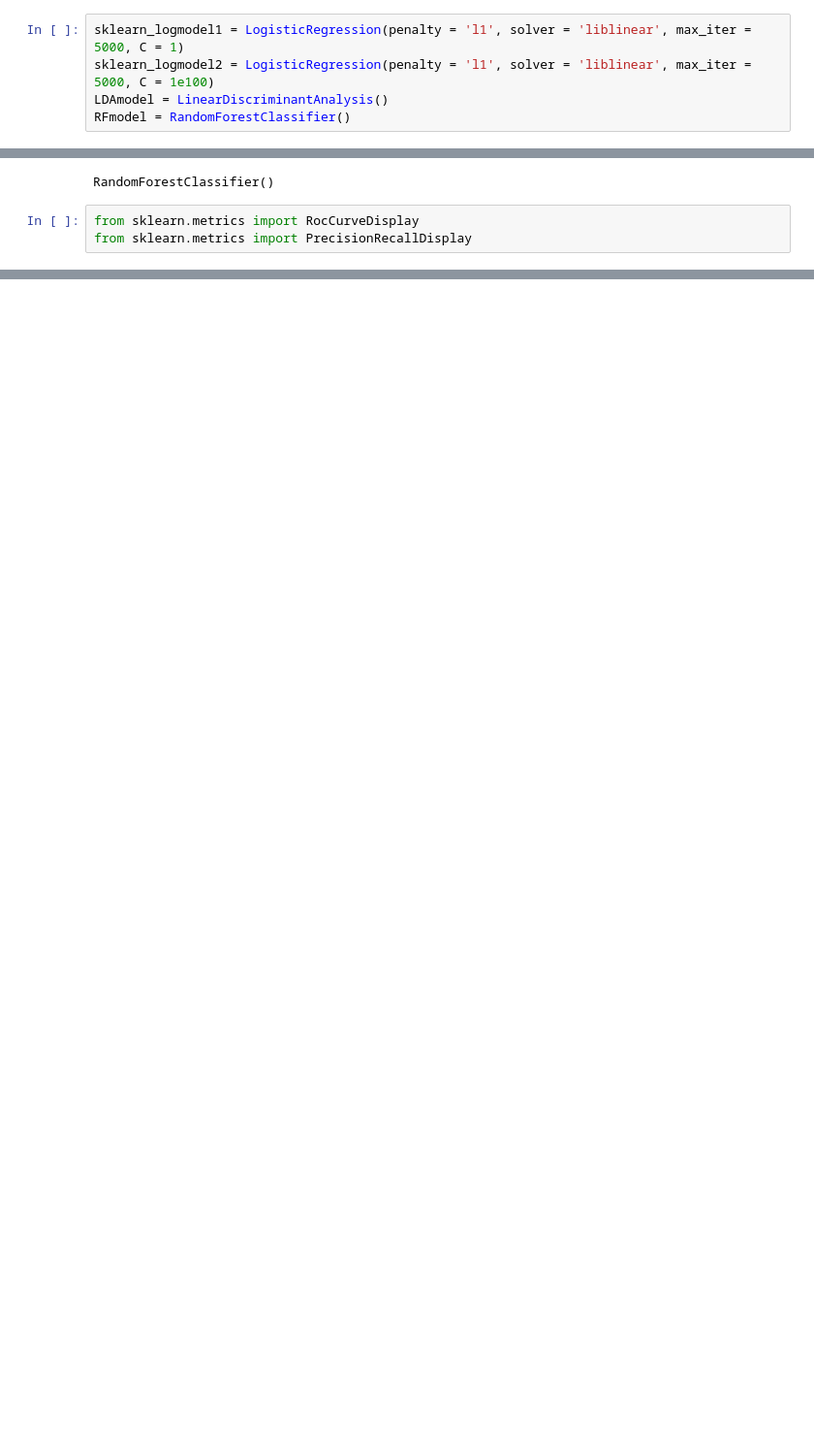
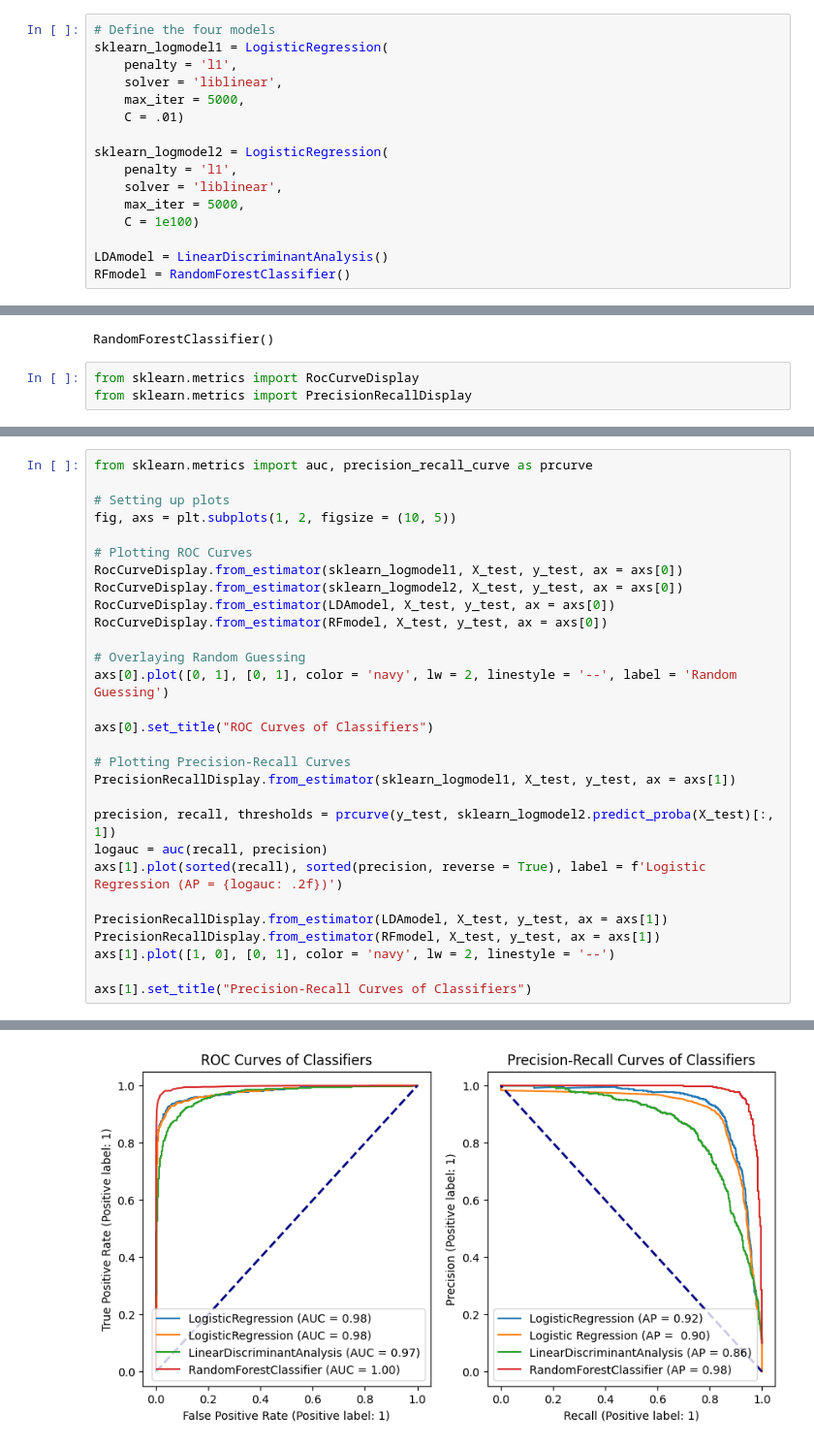
Before and after one commit to nick-carroll1/ids705, a Jupyter notebook: assignments/Assignment_3.ipynb, the cells around one changed output, grey strips where cells are left out. Shown at 97% size. Drawn from its saved outputs; the diff is of its cells as text; blank space fills up the shorter version.

```diff
--- a/assignments/Assignment_3.ipynb
+++ b/assignments/Assignment_3.ipynb
@@ -767,8 +889,19 @@ for eachPlot in plots:
 from sklearn.discriminant_analysis import LinearDiscriminantAnalysis
 from sklearn.ensemble import RandomForestClassifier
 # %%
-sklearn_logmodel1 = LogisticRegression(penalty = 'l1', solver = 'liblinear', max_iter = 5000, C = 1)
-sklearn_logmodel2 = LogisticRegression(penalty = 'l1', solver = 'liblinear', max_iter = 5000, C = 1e100)
+# Define the four models
+sklearn_logmodel1 = LogisticRegression(
+    penalty = 'l1',
+    solver = 'liblinear',
+    max_iter = 5000,
+    C = .01)
+
+sklearn_logmodel2 = LogisticRegression(
+    penalty = 'l1',
+    solver = 'liblinear',
+    max_iter = 5000,
+    C = 1e100)
+
 LDAmodel = LinearDiscriminantAnalysis()
 RFmodel = RandomForestClassifier()
 # %%
@@ -802,0 +920,30 @@ PrecisionRecallDisplay.from_estimator(RFmodel, X_test, y_test)
+# %%
+from sklearn.metrics import auc, precision_recall_curve as prcurve
+
+# Setting up plots
+fig, axs = plt.subplots(1, 2, figsize = (10, 5))
+
+# Plotting ROC Curves
+RocCurveDisplay.from_estimator(sklearn_logmodel1, X_test, y_test, ax = axs[0])
+RocCurveDisplay.from_estimator(sklearn_logmodel2, X_test, y_test, ax = axs[0])
+RocCurveDisplay.from_estimator(LDAmodel, X_test, y_test, ax = axs[0])
+RocCurveDisplay.from_estimator(RFmodel, X_test, y_test, ax = axs[0])
+
+# Overlaying Random Guessing
+axs[0].plot([0, 1], [0, 1], color = 'navy', lw = 2, linestyle = '--', label = 'Random Guessing')
+
+axs[0].set_title("ROC Curves of Classifiers")
+
+# Plotting Precision-Recall Curves
+PrecisionRecallDisplay.from_estimator(sklearn_logmodel1, X_test, y_test, ax = axs[1])
+
+precision, recall, thresholds = prcurve(y_test, sklearn_logmodel2.predict_proba(X_test)[:, 1])
+logauc = auc(recall, precision)
+axs[1].plot(sorted(recall), sorted(precision, reverse = True), label = f'Logistic Regression (AP = {logauc: .2f})')
+
+PrecisionRecallDisplay.from_estimator(LDAmodel, X_test, y_test, ax = axs[1])
+PrecisionRecallDisplay.from_estimator(RFmodel, X_test, y_test, ax = axs[1])
+axs[1].plot([1, 0], [0, 1], color = 'navy', lw = 2, linestyle = '--')
+
+axs[1].set_title("Precision-Recall Curves of Classifiers")
+# %% [output]
@@ -802,0 +951 @@ PrecisionRecallDisplay.from_estimator(RFmodel, X_test, y_test)
+[figure, added]
```
Also changed, not shown: parts of 15 cells of this notebook.
